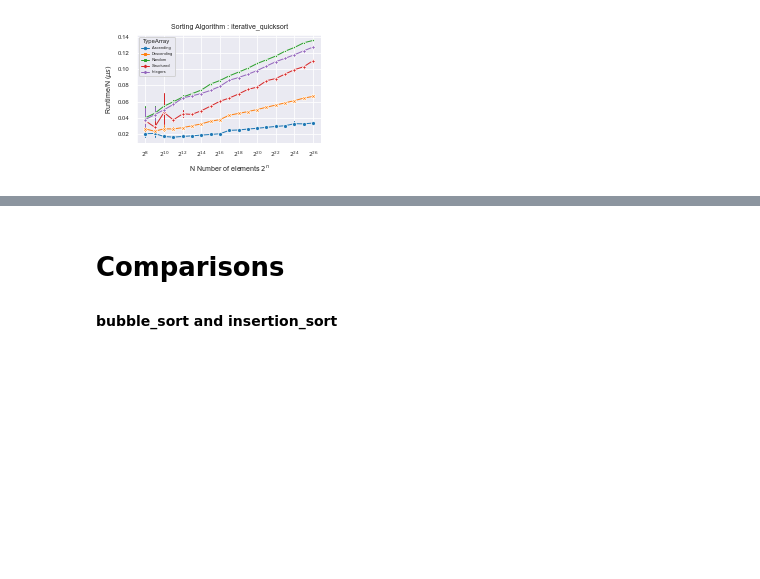
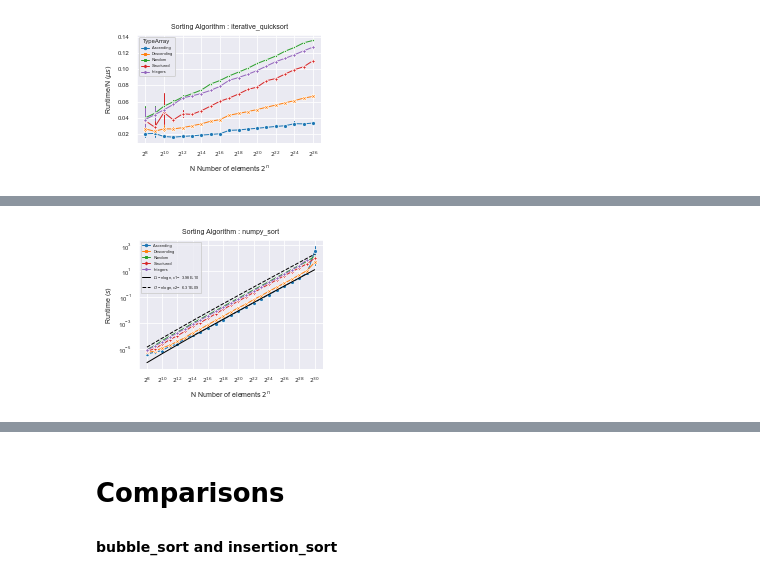
Before and after one commit to jkorsvik/SortingAlgorithms, a Jupyter notebook: notebooks/plot_creation.ipynb, the cells around one changed output, grey strips where cells are left out. Saved outputs shown, nothing was run; the diff lists cells and outputs as text; code cells hidden in the pictures; blank space fills up the shorter version.

```diff
--- a/notebooks/plot_creation.ipynb
+++ b/notebooks/plot_creation.ipynb
@@ -146,3 +148,3 @@ plot_runtime(checkout, "iterative_quicksort", lowerbound=nlogn, c1=10**(-9), upp
 # %%
-plot_runtime(checkout, "mergesort", lowerbound=nlogn, c1=10**(-8.5), upperbound=nlogn, c2=10**(-8.2), tickstep=2, image_size=IMAGE_SIZE)
+plot_runtime(checkout, "mergesort", lowerbound=nlogn, c1=10**(-8.6), upperbound=nlogn, c2=10**(-8.2), tickstep=2, image_size=IMAGE_SIZE)
 # %% [output]
@@ -153,0 +156,5 @@ plot_runtime(checkout, "mergesort_combined", lowerbound=nlogn, c1=10**(-9.3), up
+# %%
+plot_runtime(checkout, "numpy_sort", lowerbound=nlogn, c1=10**(-9.4), upperbound=nlogn, c2=10**(-8.2),
+             tickstep=2, image_size=IMAGE_SIZE, y_scale='log')
+# %% [output]
+[figure, added]
```
Also changed, not shown: parts of 8 cells of this notebook, 8 other files.
